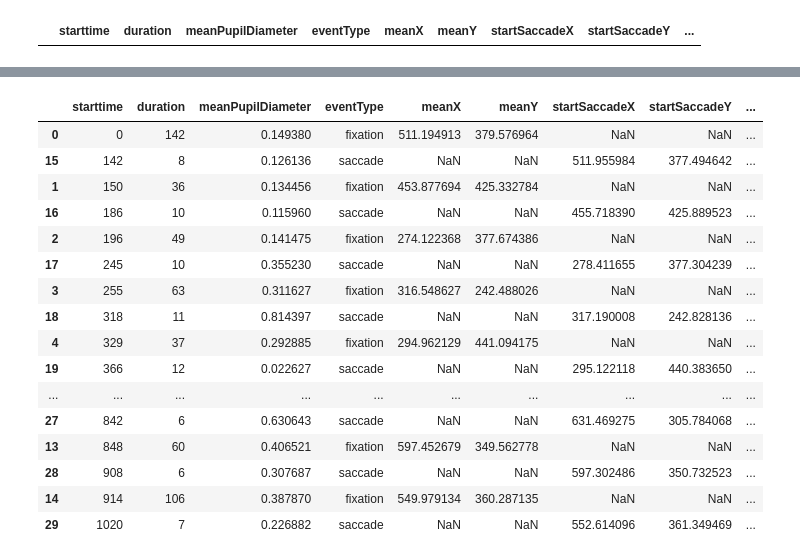
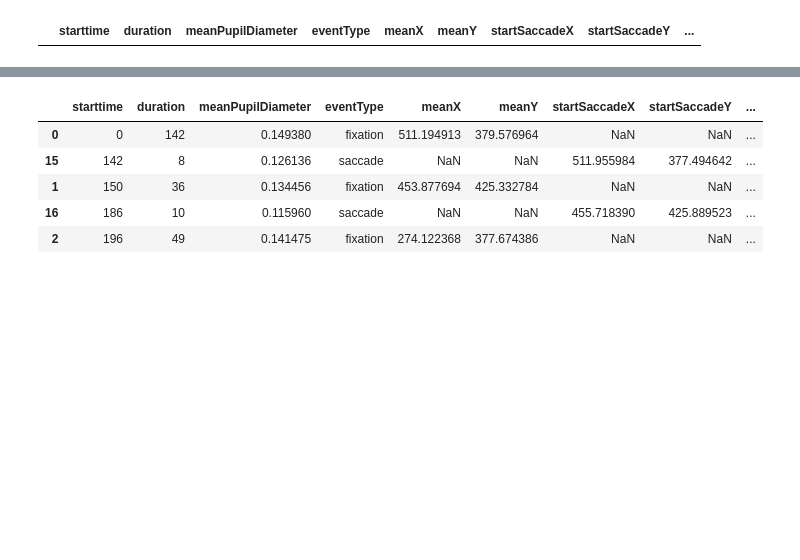
Before and after one commit to kroglkt/CogSci3, a Jupyter notebook: DOVES classifier.ipynb, the cells around one changed output, grey strips where cells are left out. Saved outputs shown, nothing was run; the diff lists cells and outputs as text; code cells hidden in the pictures; blank space fills up the shorter version.

Commit message:
Update DOVES classifier.ipynb
Updated dataframes

```diff
--- a/DOVES classifier.ipynb
+++ b/DOVES classifier.ipynb
@@ -134,6 +134,10 @@ def dist_angles_pr_sec(dist):
     refresh_rate = 500
     return (dist * 0.01666666666666666666666666666667) * refresh_rate
 
+# Dist in degrees of visual angle
+def dist_pixel_to_degrees(dist):
+    return (dist * 0.01666666666666666666666666666667)
+
 # Get ovelap between two intervals (via checking if start val in interval)
 def get_overlap(intv, val2check):
     if intv[0] <= val2check <= intv[1]:
@@ -753,18 +796,32 @@ for i in range(len(processed_fixations)):
         'microsaccadeAmplitude', 'microsaccadePeakVelocity', 'gender'
     ])
 
-    for item in processed_fixations[i]:
-        ms_count = 0
+    ms_index_count = 0
+    for count, item in enumerate(processed_fixations[i]):
+        ms_count_ = 0
         interval = [item[2], (item[2] + item[3])]
         for j in range(len(processed_microsaccades[i])):
             ms_checker = processed_microsaccades[i][j][1]
-            ms_count += get_overlap(interval, ms_checker)
+            ms_count_ += get_overlap(interval, ms_checker)
+
+        microsaccade_amplitude = []
+        microsaccade_peak_velocity = []
+        if ms_count_list[i][count] == 0:
+            microsaccade_amplitude.append(0)
+            microsaccade_peak_velocity.append(0)
+        else:
+            for jj in range(ms_index_count, ms_index_count + ms_count_list[i][count]):
+                microsaccade_amplitude.append(mean_ms_amplitude[i][jj])
+                microsaccade_peak_velocity.append(ms_peak_velocity[i][jj])
+        microsaccade_amplitude = np.mean(microsaccade_amplitude)
+        microsaccade_peak_velocity = np.mean(microsaccade_peak_velocity)
 
         features = features.append({
             'starttime' : item[2], 'duration' : item[3], 'meanPupilDiameter' : item[4],
             'eventType' : 'fixation', 'meanX' : item[0], 'meanY' : item[1], 'startSaccadeX' : np.nan,
-            'startSaccadeY' : np.nan, 'endSaccadeX' : np.nan, 'endSaccadeY' : np.nan, 'microsaccadeCount' : ms_count,
-            'microsaccadeAmplitude' : np.nan, 'microsaccadePeakVelocity' : np.nan, 'gender' : Y[i]
+            'startSaccadeY' : np.nan, 'endSaccadeX' : np.nan, 'endSaccadeY' : np.nan,
+            'microsaccadeCount' : ms_count_, 'microsaccadeAmplitude' : microsaccade_amplitude,
+            'microsaccadePeakVelocity' : microsaccade_peak_velocity, 'gender' : Y[i]
         }, ignore_index=True)
 
     for item in processed_saccades[i]:
@@ -801,20 +858,9 @@ Wall time: 4min 7s
 # %%
-list_of_features_dfs[0].sort_values(by=['starttime'])
+list_of_features_dfs[0].sort_values(by=['starttime']).head(5)
 # %% [output]
 |  | starttime | duration | meanPupilDiameter | eventType | meanX | meanY | startSaccadeX | startSaccadeY | ... |
 | 0 | 0 | 142 | 0.149380 | fixation | 511.194913 | 379.576964 | NaN | NaN | ... |
 | 15 | 142 | 8 | 0.126136 | saccade | NaN | NaN | 511.955984 | 377.494642 | ... |
 | 1 | 150 | 36 | 0.134456 | fixation | 453.877694 | 425.332784 | NaN | NaN | ... |
 | 16 | 186 | 10 | 0.115960 | saccade | NaN | NaN | 455.718390 | 425.889523 | ... |
 | 2 | 196 | 49 | 0.141475 | fixation | 274.122368 | 377.674386 | NaN | NaN | ... |
-| 17 | 245 | 10 | 0.355230 | saccade | NaN | NaN | 278.411655 | 377.304239 | ... |
-| 3 | 255 | 63 | 0.311627 | fixation | 316.548627 | 242.488026 | NaN | NaN | ... |
-| 18 | 318 | 11 | 0.814397 | saccade | NaN | NaN | 317.190008 | 242.828136 | ... |
-| 4 | 329 | 37 | 0.292885 | fixation | 294.962129 | 441.094175 | NaN | NaN | ... |
-| 19 | 366 | 12 | 0.022627 | saccade | NaN | NaN | 295.122118 | 440.383650 | ... |
-| ... | ... | ... | ... | ... | ... | ... | ... | ... | ... |
-| 27 | 842 | 6 | 0.630643 | saccade | NaN | NaN | 631.469275 | 305.784068 | ... |
-| 13 | 848 | 60 | 0.406521 | fixation | 597.452679 | 349.562778 | NaN | NaN | ... |
-| 28 | 908 | 6 | 0.307687 | saccade | NaN | NaN | 597.302486 | 350.732523 | ... |
-| 14 | 914 | 106 | 0.387870 | fixation | 549.979134 | 360.287135 | NaN | NaN | ... |
-| 29 | 1020 | 7 | 0.226882 | saccade | NaN | NaN | 552.614096 | 361.349469 | ... |
```
Also changed, not shown: parts of 5 cells of this notebook.
